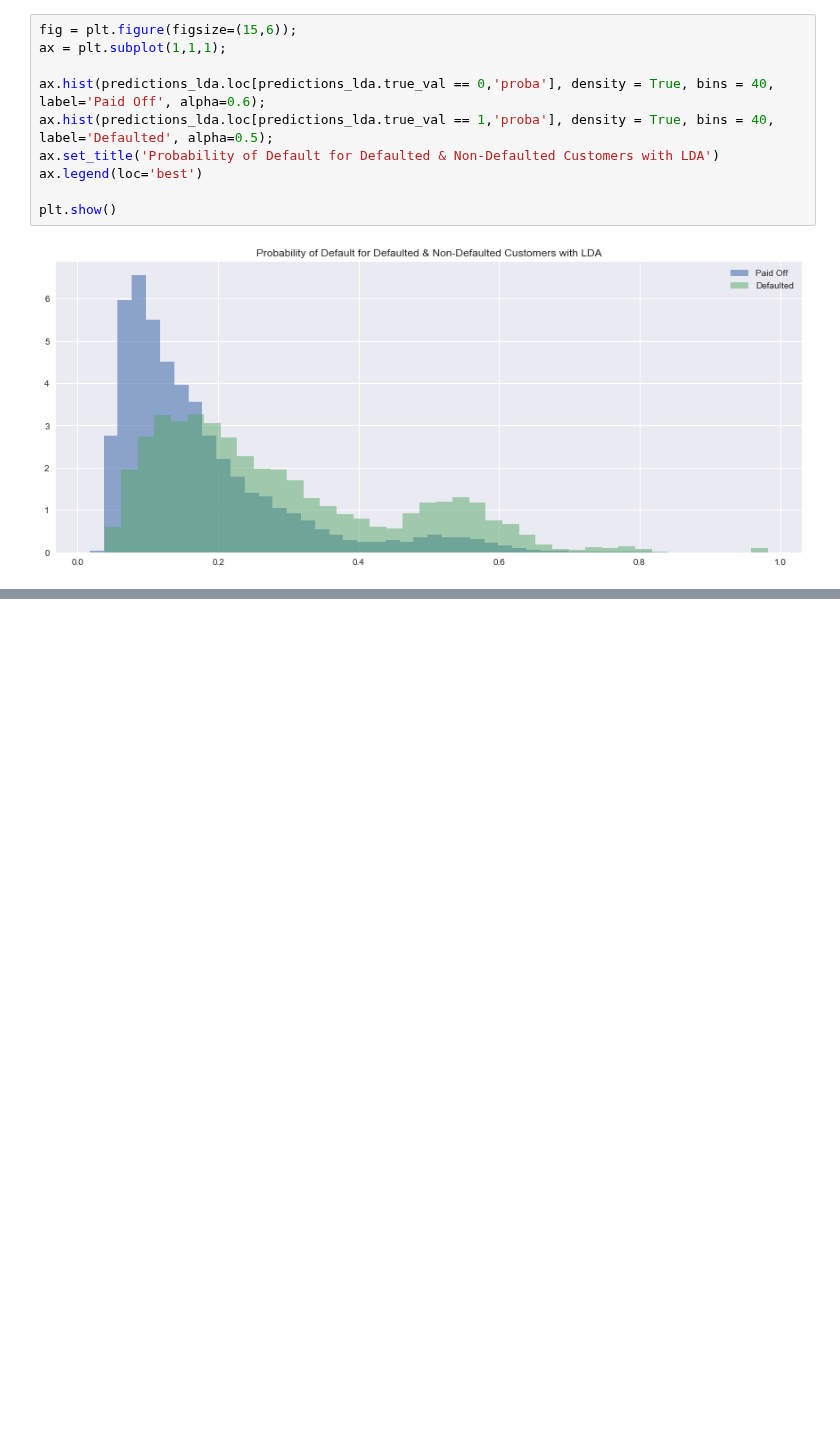
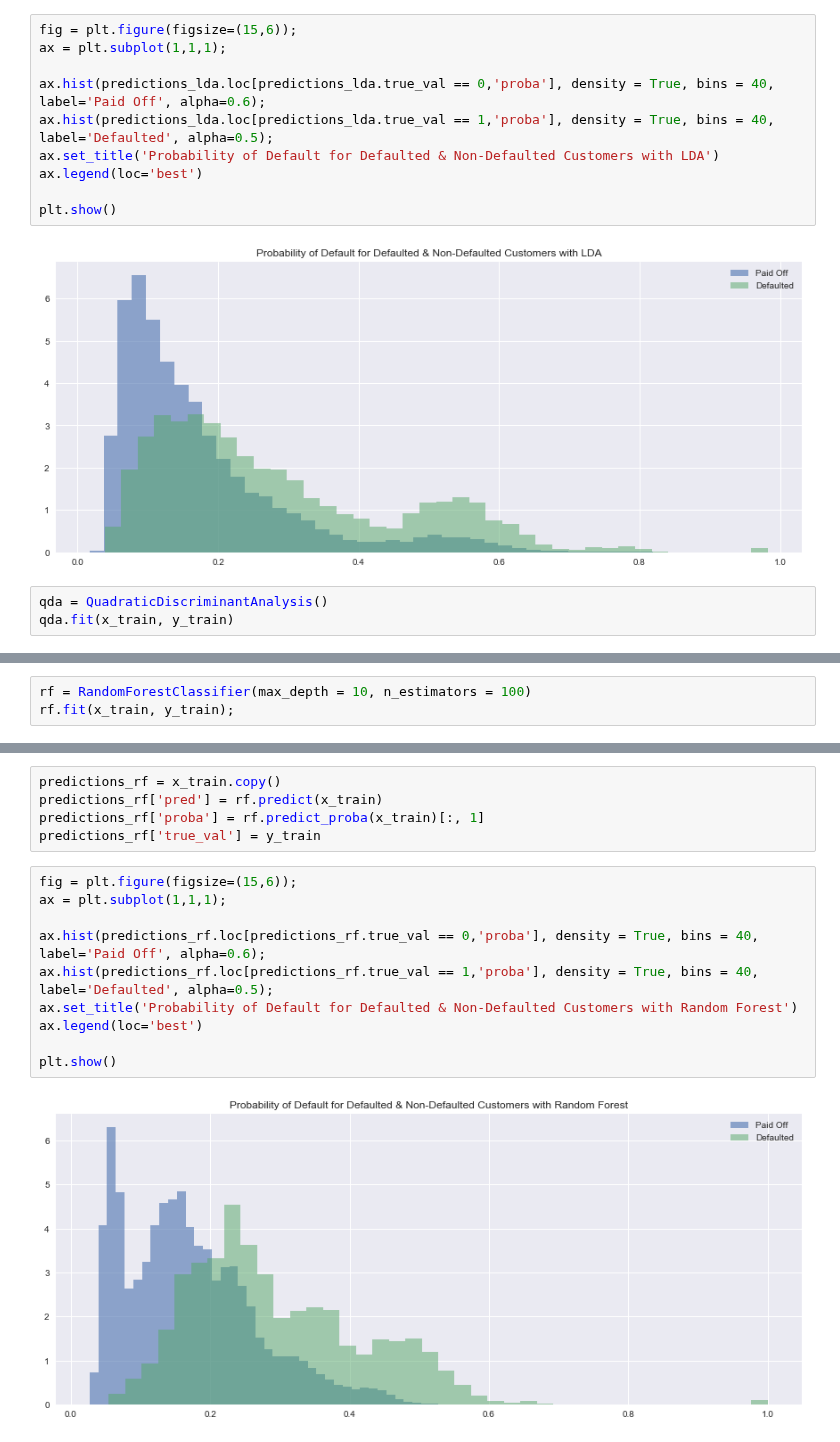
Before and after one commit to bhavenp/209A-FinalProject, a Jupyter notebook: hugo/Initial_LogReg_Model.ipynb, the cells around one changed output, grey strips where cells are left out. Saved outputs shown, nothing was run; the diff lists cells and outputs as text; blank space fills up the shorter version.

```diff
--- a/hugo/Initial_LogReg_Model.ipynb
+++ b/hugo/Initial_LogReg_Model.ipynb
@@ -165,3 +170,6 @@ ax.legend(loc='best')
 plt.show()
 # %% [output]
 [figure]
+# %%
+qda = QuadraticDiscriminantAnalysis()
+qda.fit(x_train, y_train)
@@ -167,0 +189,3 @@ plt.show()
+# %%
+rf = RandomForestClassifier(max_depth = 10, n_estimators = 100)
+rf.fit(x_train, y_train);
@@ -167,0 +202,17 @@ plt.show()
+# %%
+predictions_rf = x_train.copy()
+predictions_rf['pred'] = rf.predict(x_train)
+predictions_rf['proba'] = rf.predict_proba(x_train)[:, 1]
+predictions_rf['true_val'] = y_train
+# %%
+fig = plt.figure(figsize=(15,6));
+ax = plt.subplot(1,1,1);
+
+ax.hist(predictions_rf.loc[predictions_rf.true_val == 0,'proba'], density = True, bins = 40, label='Paid Off', alpha=0.6);
+ax.hist(predictions_rf.loc[predictions_rf.true_val == 1,'proba'], density = True, bins = 40, label='Defaulted', alpha=0.5);
+ax.set_title('Probability of Default for Defaulted & Non-Defaulted Customers with Random Forest')
+ax.legend(loc='best')
+
+plt.show()
+# %% [output]
+[figure, added]
```
Also changed, not shown: parts of 13 cells of this notebook.
